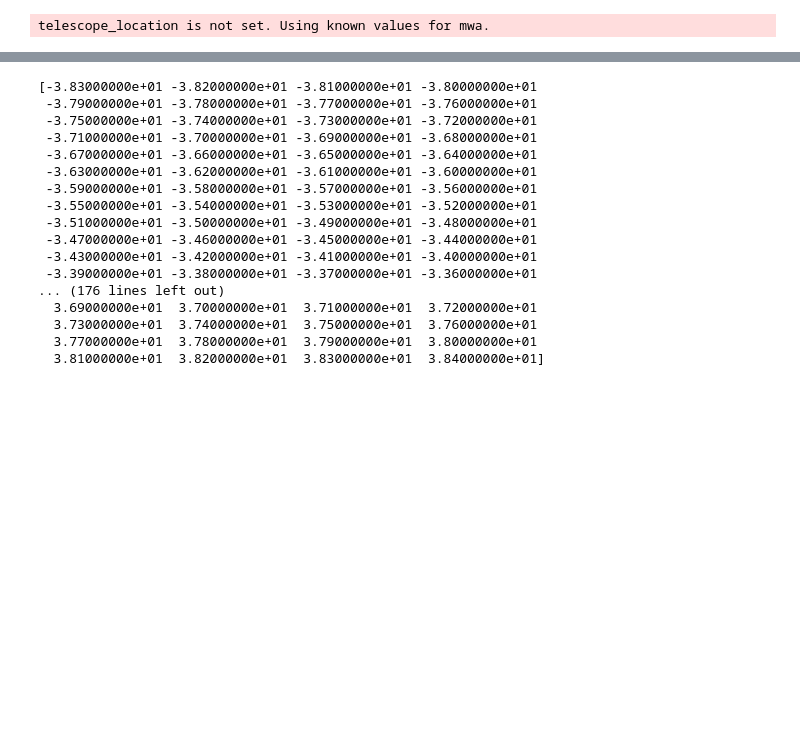
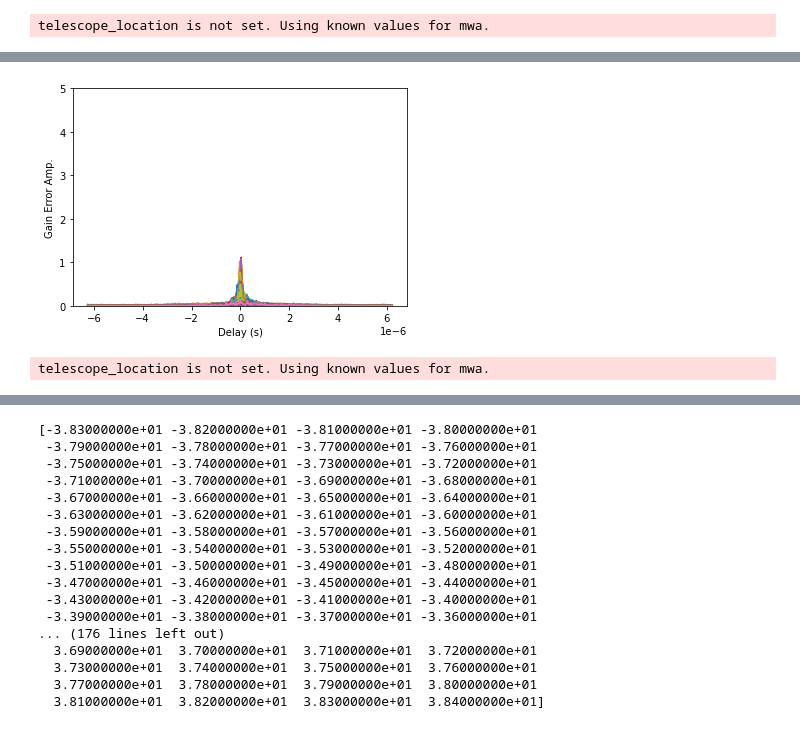
Before and after one commit to rlbyrne/rlb_LWA, a Jupyter notebook: notebooks/dwcal_test_plotting_Jan2022.ipynb, the cells around one changed output, grey strips where cells are left out. Drawn from its saved outputs; the diff is of its cells as text; code cells hidden in the pictures; blank space fills up the shorter version.

Commit message:
add test for dwcal calculations

```diff
--- a/notebooks/dwcal_test_plotting_Jan2022.ipynb
+++ b/notebooks/dwcal_test_plotting_Jan2022.ipynb
@@ -27,0 +46,21 @@ plt.show()
+# %%
+delay_array = np.fft.fftfreq(cal_dw.Nfreqs, d=cal_dw.channel_width)
+delay_array = np.fft.fftshift(delay_array)
+for ant_ind in range(cal_vanilla.Nants_data):
+    gains_fft = np.fft.fftshift(np.fft.fft(cal_dw.gain_array[ant_ind,0,:,0,0]-1))
+    plt.plot(delay_array, np.abs(gains_fft))
+plt.ylim([0,5])
+plt.xlabel('Delay (s)')
+plt.ylabel('Gain Error Amp.')
+plt.show()
+# %% [output]
+[figure, added]
+# %%
+cal_vanilla_random_gains = pyuvdata.UVCal()
+cal_vanilla_random_gains.read_calfits('/Users/ruby/Astro/dwcal_tests_Jan2022/data_with_randomized_gains_vanilla_cal.calfits')
+cal_dw_random_gains = pyuvdata.UVCal()
+cal_dw_random_gains.read_calfits('/Users/ruby/Astro/dwcal_tests_Jan2022/data_with_randomized_gains_wedge_excluded.calfits')
+random_gains = pyuvdata.UVCal()
+random_gains.read_calfits('/Users/ruby/Astro/dwcal_tests_Jan2022/true_gains.calfits')
+# %% [output]
+telescope_location is not set. Using known values for mwa.
```
Also changed, not shown: parts of 31 cells of this notebook, 3 other files.
